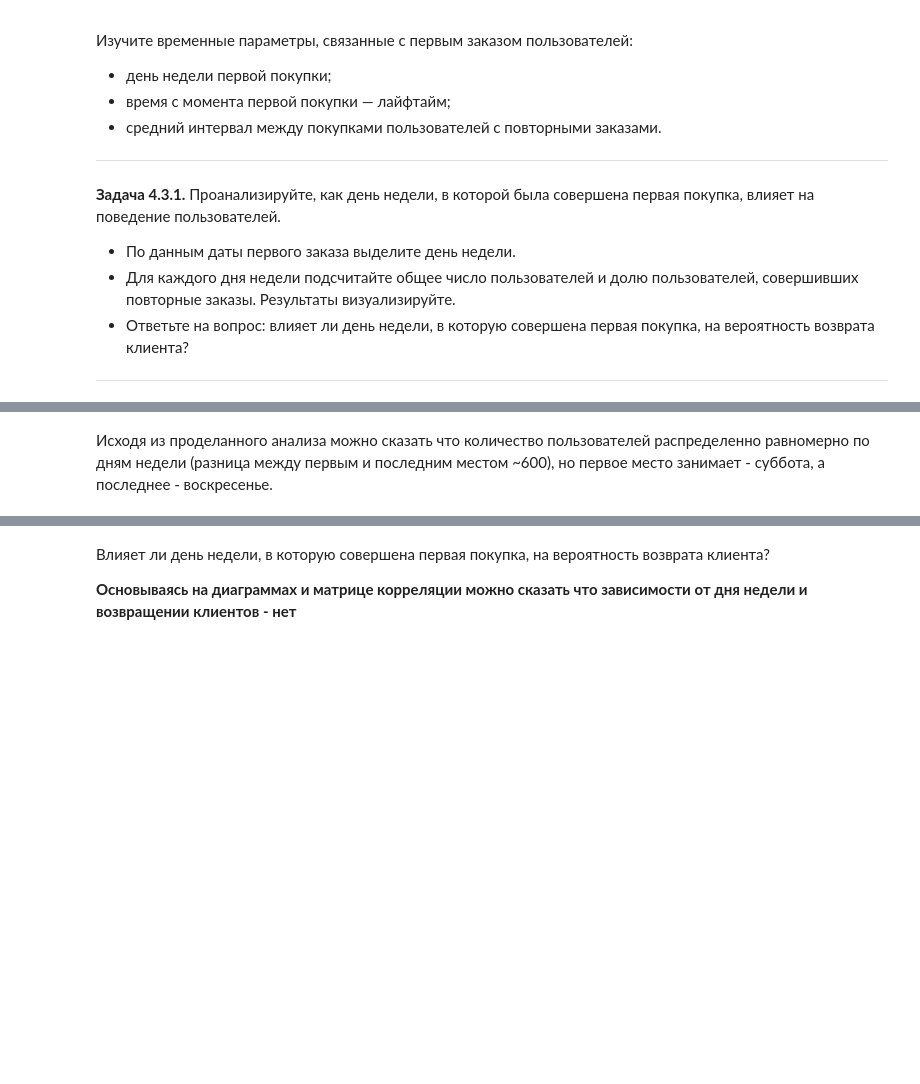
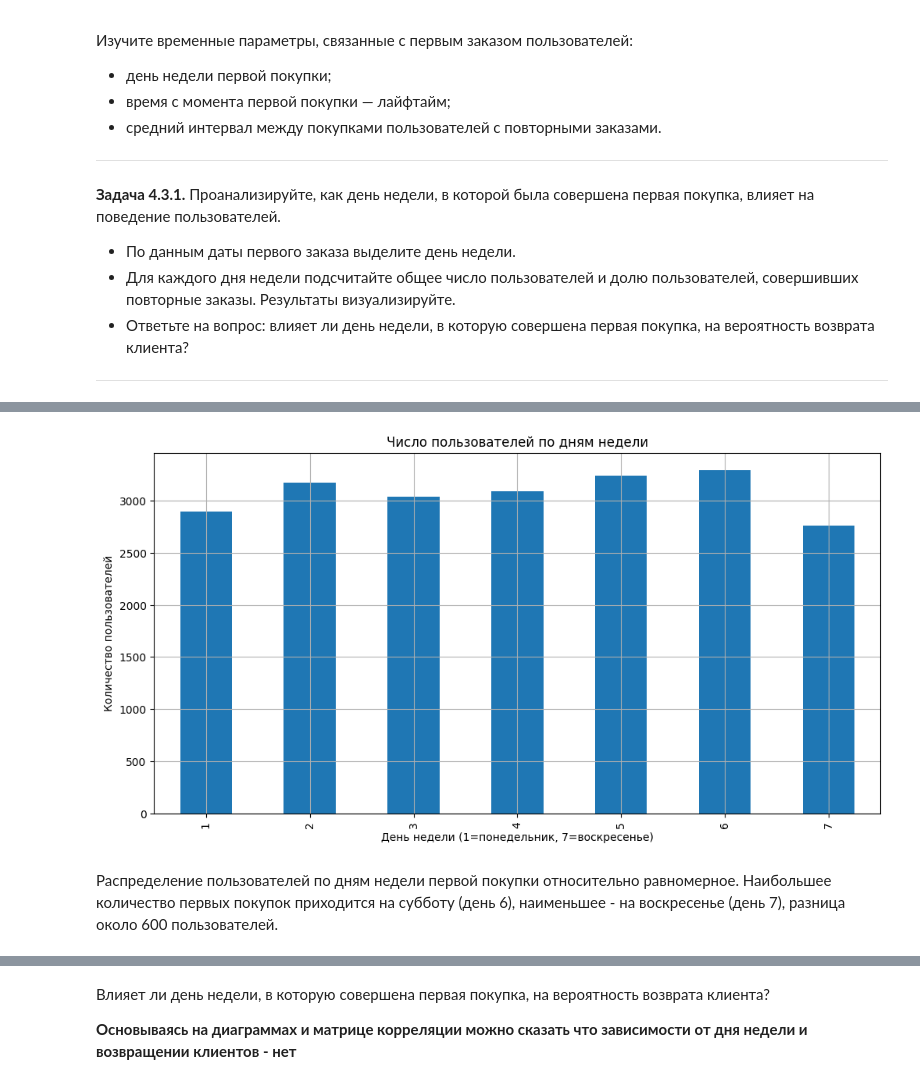
Before and after one commit to goskom030-git/yandex-afisha-analysis, a Jupyter notebook: b689e788-5b12-464d-9438-af0736e3047d.ipynb, the cells around one changed output, grey strips where cells are left out. Drawn from its saved outputs; the diff is of its cells as text; code cells hidden in the pictures; blank space fills up the shorter version.

```diff
--- a/b689e788-5b12-464d-9438-af0736e3047d.ipynb
+++ b/b689e788-5b12-464d-9438-af0736e3047d.ipynb
@@ -1475,13 +1845,13 @@ plt.show()
 
 ---
 # %%
-import datetime
+date_analis = user_profile_filtered.copy()
 
-date_analis = user_profile_filtered.copy()
-#день недели первой покупки
-date_analis['week_day_of_first_order'] = date_analis['first_order_date'].dt.day_of_week + 1
-#время с момента первой покупки — лайфтайм
-last_day = date_analis['last_order_date'].max()
-today = pd.Timestamp.today()
-date_analis['day_counter_from_first_order'] = (last_day - date_analis['first_order_date']).dt.days
-print(date_analis[['week_day_of_first_order','day_counter_from_first_order','avg_days_between_orders']])
+# день недели первой покупки
+date_analis['week_day_of_first_order'] = date_analis['first_order_dt'].dt.day_of_week + 1
+
+# время с момента первой покупки — лайфтайм
+last_day = date_analis['last_order_dt'].max()
+date_analis['day_counter_from_first_order'] = (last_day - date_analis['first_order_dt']).dt.days
+
+display(date_analis[['week_day_of_first_order','day_counter_from_first_order','avg_days_between']].head(10))
@@ -1488,7 +1870,12 @@ print(date_analis[['week_day_of_first_order','day_counter_from_first_order','avg
 # %%
+
 plt.figure(figsize=(12,6))
-date_analis['week_day_of_first_order'].value_counts().plot(kind='bar', title='Число пользователей по дням недели', grid=True)
+date_analis['week_day_of_first_order'].value_counts().sort_index().plot(kind='bar', title='Число пользователей по дням недели', grid=True)
+plt.xlabel('День недели (1=понедельник, 7=воскресенье)')
+plt.ylabel('Количество пользователей')
 plt.show()
+# %% [output]
+[figure, added]
 # %% [markdown]
-Исходя из проделанного анализа можно сказать что количество пользователей распределенно равномерно по дням недели (разница между первым и последним местом ~600), но первое место занимает - суббота, а последнее - воскресенье.
+Распределение пользователей по дням недели первой покупки относительно равномерное. Наибольшее количество первых покупок приходится на субботу (день 6), наименьшее - на воскресенье (день 7), разница около 600 пользователей.
 # %%
```
Also changed, not shown: parts of 53 cells of this notebook, 1 other file.
